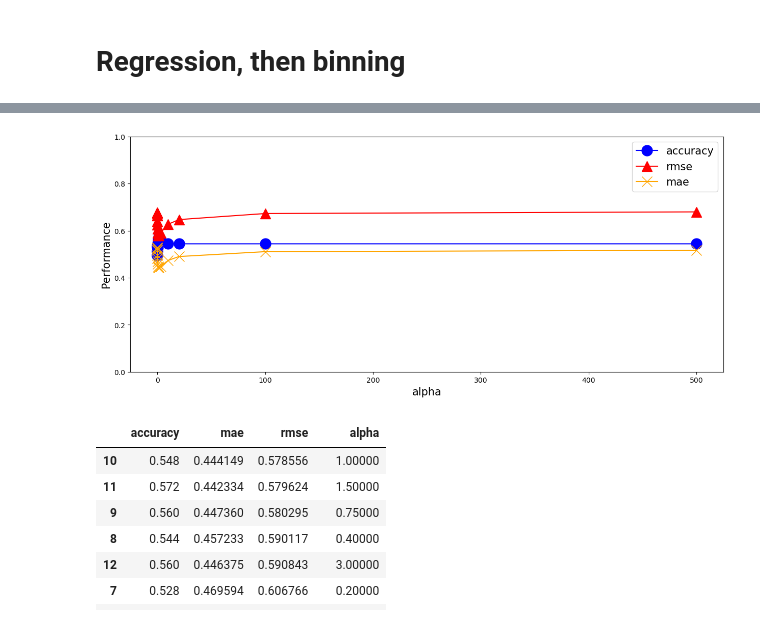
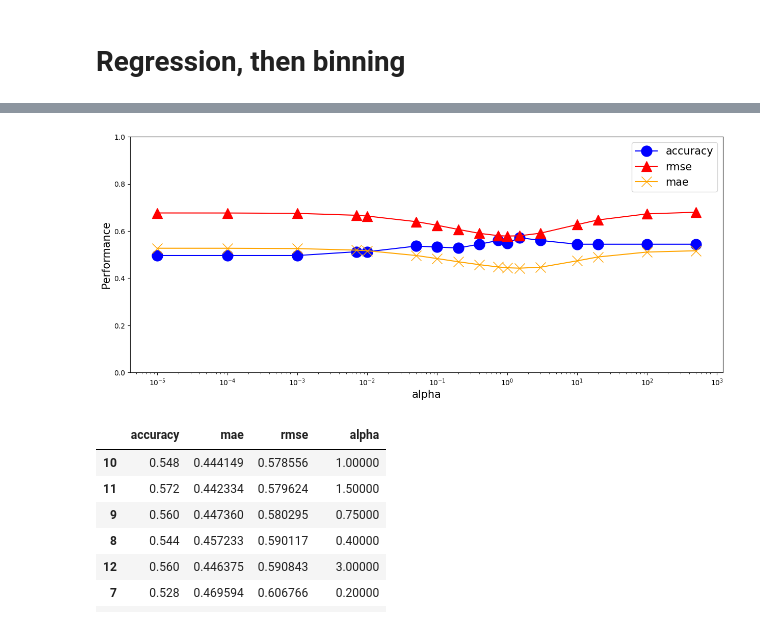
Before and after one commit to qigol/ml1-project-lt4, a Jupyter notebook: working-notebooks/q/review_predictor.ipynb, the cells around one changed output, grey strips where cells are left out. Drawn from its saved outputs; the diff is of its cells as text; code cells hidden in the pictures.

```diff
--- a/working-notebooks/q/review_predictor.ipynb
+++ b/working-notebooks/q/review_predictor.ipynb
@@ -319,5 +326,5 @@ from sklearn.linear_model import Ridge
 # %%
-def evaluate_regression_with_binning(X, y, model, mapping_fn, fit_model=True):
+def bin_score(X, y, model, mapping_fn=round):
     """
     Evaluate a regression model, then bin outputs for classification-style accuracy.
 
@@ -332,8 +339,6 @@ def evaluate_regression_with_binning(X, y, model, mapping_fn, fit_model=True):
     mapping_fn : function
         Function that maps continuous values → categorical bins
         Should work on numpy arrays
-    fit_model : bool (default=True)
-        Whether to fit the model inside the function
 
     Returns:
     --------
@@ -352,11 +357,7 @@ def evaluate_regression_with_binning(X, y, model, mapping_fn, fit_model=True):
     mae = mean_absolute_error(y, y_pred)
     rmse = np.sqrt(mean_squared_error(y, y_pred))
 
-    return {
-        "accuracy": acc,
-        "mae": mae,
-        "rmse": rmse
-    }
+    return float(rmse)
 # %%
 sample_size = 1000
 
@@ -434,9 +441,9 @@ def plot_hyperparam_custom_metric(results, log=False):
     plt.ylim((0,1))
     pass
 # %%
-plot_hyperparam_custom_metric(ridge_results)
+plot_hyperparam_custom_metric(ridge_results, True)
 # %% [output]
-[figure, old version]
+[figure, new version]
 # %%
 ridge_results.sort_values(by='rmse')
 # %% [output]
```
Also changed, not shown: parts of 9 cells of this notebook, 2 other files.
